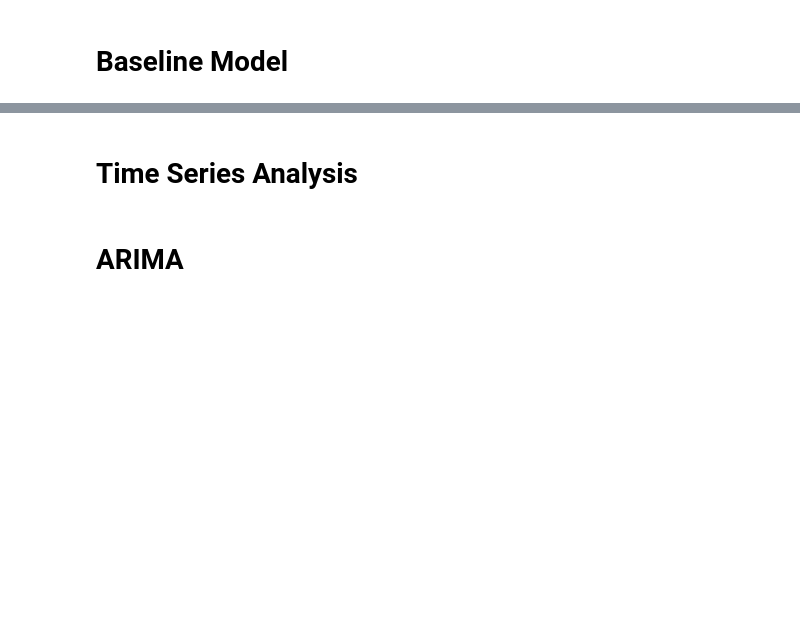
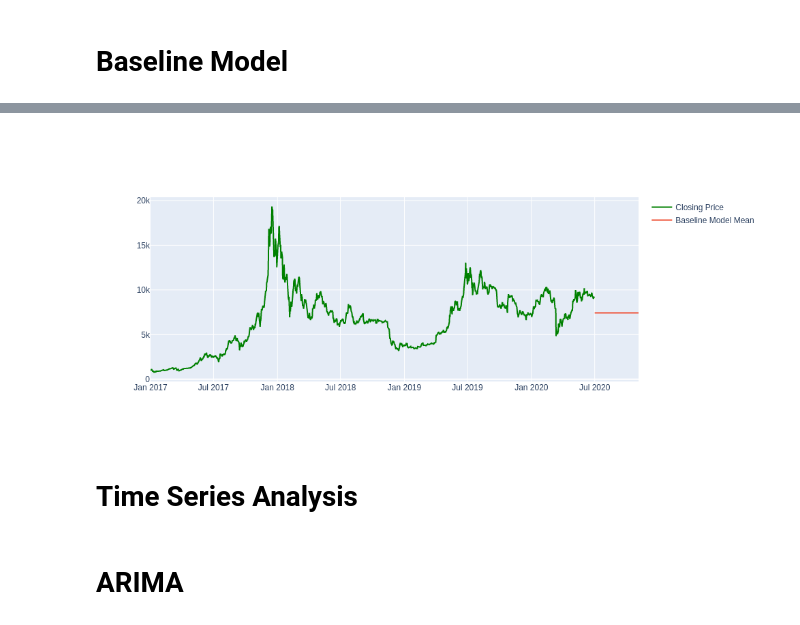
Before and after one commit to Rhuck1/Bitcoin-Price-Analysis, a Jupyter notebook: capstone_2_rough_draft.ipynb, the cells around one changed output, grey strips where cells are left out. Drawn from its saved outputs; the diff is of its cells as text; code cells hidden in the pictures; blank space fills up the shorter version.

Commit message:
need to create a few more models to get off center

```diff
--- a/capstone_2_rough_draft.ipynb
+++ b/capstone_2_rough_draft.ipynb
@@ -338,0 +330,2 @@ https://www.youtube.com/watch?v=KiilLcqE0Os
+# %%
+dr_mean.fit(X_train, y_train)
@@ -338,0 +334,2 @@ https://www.youtube.com/watch?v=KiilLcqE0Os
+# %%
+y_predict_dummy_mean = dr_mean.predict(X_test)
@@ -338,0 +360,10 @@ https://www.youtube.com/watch?v=KiilLcqE0Os
+# %%
+dates = np.array(dataframe.index)
+predicted_dates = np.array(pd.date_range(dataframe.index[-1], periods=128))
+dates = np.concatenate((dates, predicted_dates), axis=0)
+dates = np.delete(dates, 1277)
+dates = pd.DataFrame(dates)
+# %%
+predicted_dates = pd.DataFrame(predicted_dates)
+predicted_dates = predicted_dates.drop(0)
+predicted_dates
@@ -339,3 +384,10 @@ https://www.youtube.com/watch?v=KiilLcqE0Os
+# %%
+fig = go.Figure()
+
+fig.add_trace(go.Line(x=dates[0], y=dataframe.Close, line=dict(color='green'), name='Closing Price'))
+fig.add_trace(go.Line(x=predicted_dates[0], y=y_predict_dummy_mean, name='Baseline Model Mean'))
+# %% [output]
+[figure, added]
 # %% [markdown]
 # Time Series Analysis
 # %% [markdown]
```
Also changed, not shown: parts of 13 cells of this notebook, 3 other files.
